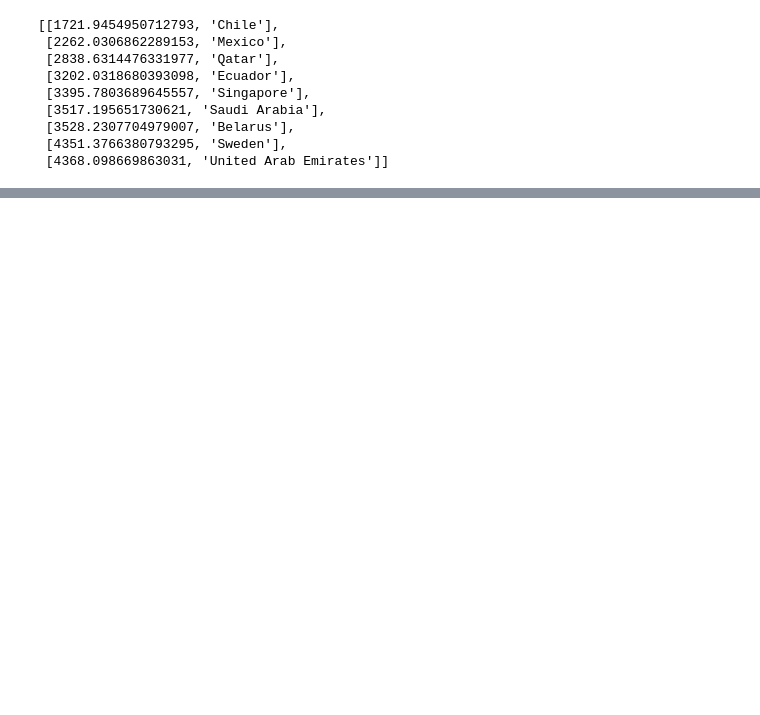
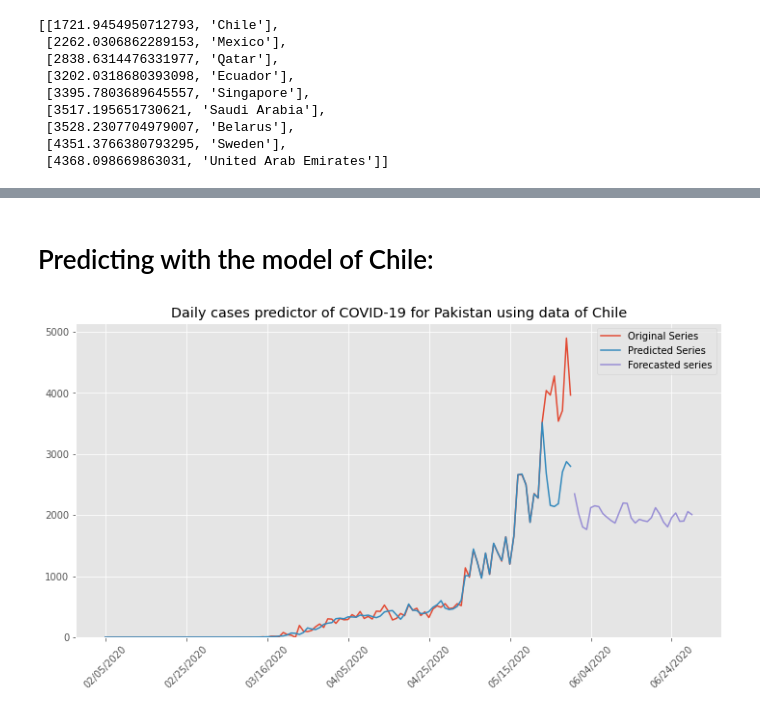
Before and after one commit to Talha-Ikram/COVID-19-Predictor-ARIMA-LSTM, a Jupyter notebook: predictor.ipynb, the cells around one changed output, grey strips where cells are left out. Drawn from its saved outputs; the diff is of its cells as text; code cells hidden in the pictures; blank space fills up the shorter version.

```diff
--- a/predictor.ipynb
+++ b/predictor.ipynb
@@ -137,0 +128,7 @@ Text(0.5, 1.0, 'Model Predictor COVID-19 Pakistan(enhanced window)')
+# %%
+pak_s_processed = process_data(pak_series_daily)
+bel_s_processed = process_data(belarus_series_daily)
+chi_s_processed = process_data(chile_series_daily)
+mex_s_processed = process_data(mexico_series_daily)
+qat_s_processed = process_data(qatar_series_daily)
+sau_s_processed = process_data(saudi_series_daily)
@@ -137,0 +209,42 @@ Text(0.5, 1.0, 'Model Predictor COVID-19 Pakistan(enhanced window)')
+# %%
+def evaluatemodel(series, model):
+  model.eval()
+  train_predict = model(series[0])
+
+  data_predict = series[6].inverse_transform(train_predict.data.numpy())
+  og_data = series[6].inverse_transform(series[1].data.numpy())
+
+  np = process_data(data_predict)
+  new_predict = model(np[0])
+
+  return og_data, data_predict, forecaster(model, data_predict, 30)
+# %%
+evm_pak = evaluatemodel(pak_s_processed, lstm_pak)
+evm_bel = evaluatemodel(bel_s_processed, lstm_bel)
+evm_chi = evaluatemodel(chi_s_processed, lstm_chi)
+evm_mex = evaluatemodel(mex_s_processed, lstm_mex)
+evm_qat = evaluatemodel(qat_s_processed, lstm_qat)
+evm_sau = evaluatemodel(sau_s_processed, lstm_sau)
+# %%
+def post_processing(all_data, country_name):
+  df_og = pd.DataFrame(all_data[0]).T
+  df_og.columns = datelist[:116]
+  df_pred = pd.DataFrame(all_data[1]).T
+  df_pred.columns = datelist[:116]
+  df_forecast = pd.DataFrame(all_data[2]).T
+  df_forecast.columns = datelist[116:]
+
+  frames = [df_og, df_pred, df_forecast]
+  result = pd.concat(frames)
+  result.head(10)
+  result.index = ['Original Series', 'Predicted Series', 'Forecasted series']
+  result.T.plot(figsize=((12,6)))
+  plt.xticks(rotation=45)
+  plt.gca().set_ylim(bottom=0)
+  plt.title("Daily cases predictor of COVID-19 for Pakistan using data of " + country_name)
+# %% [markdown]
+# Predicting with the model of Chile:
+# %%
+post_processing(evm_chi, "Chile")
+# %% [output]
+[figure, added]
```
Also changed, not shown: parts of 37 cells of this notebook.
